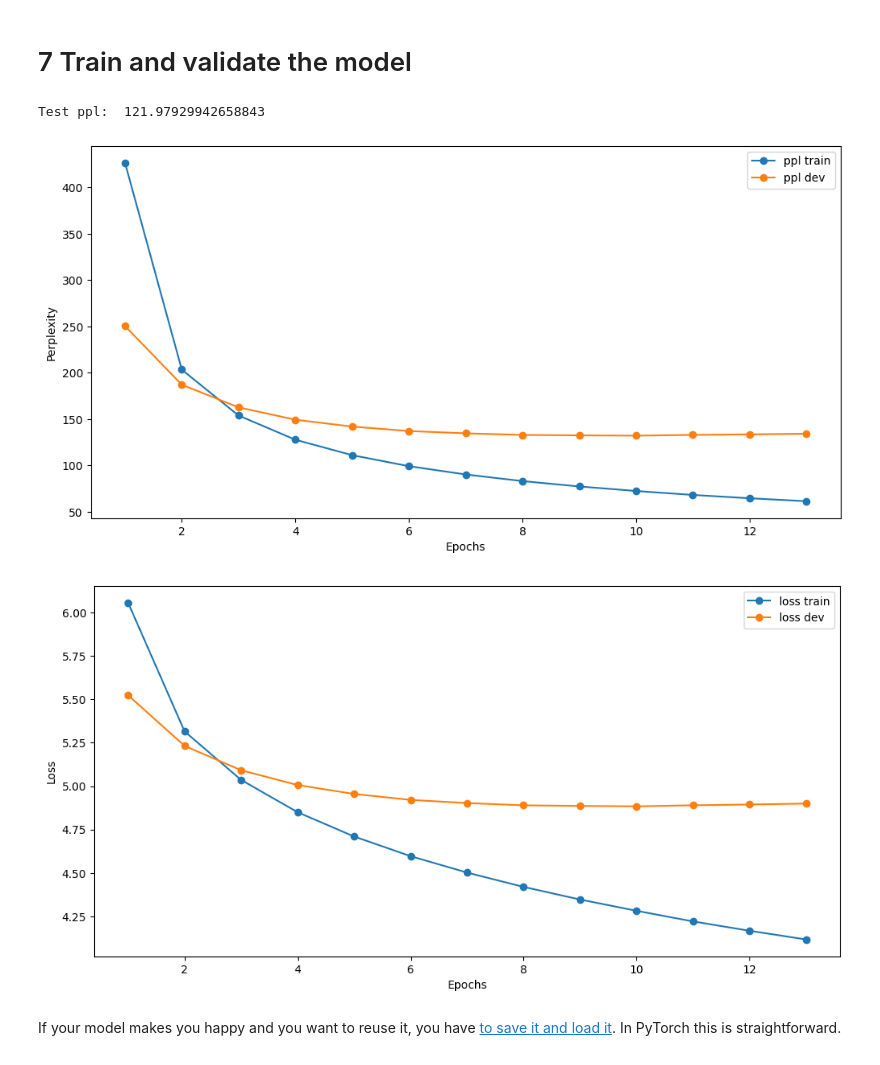
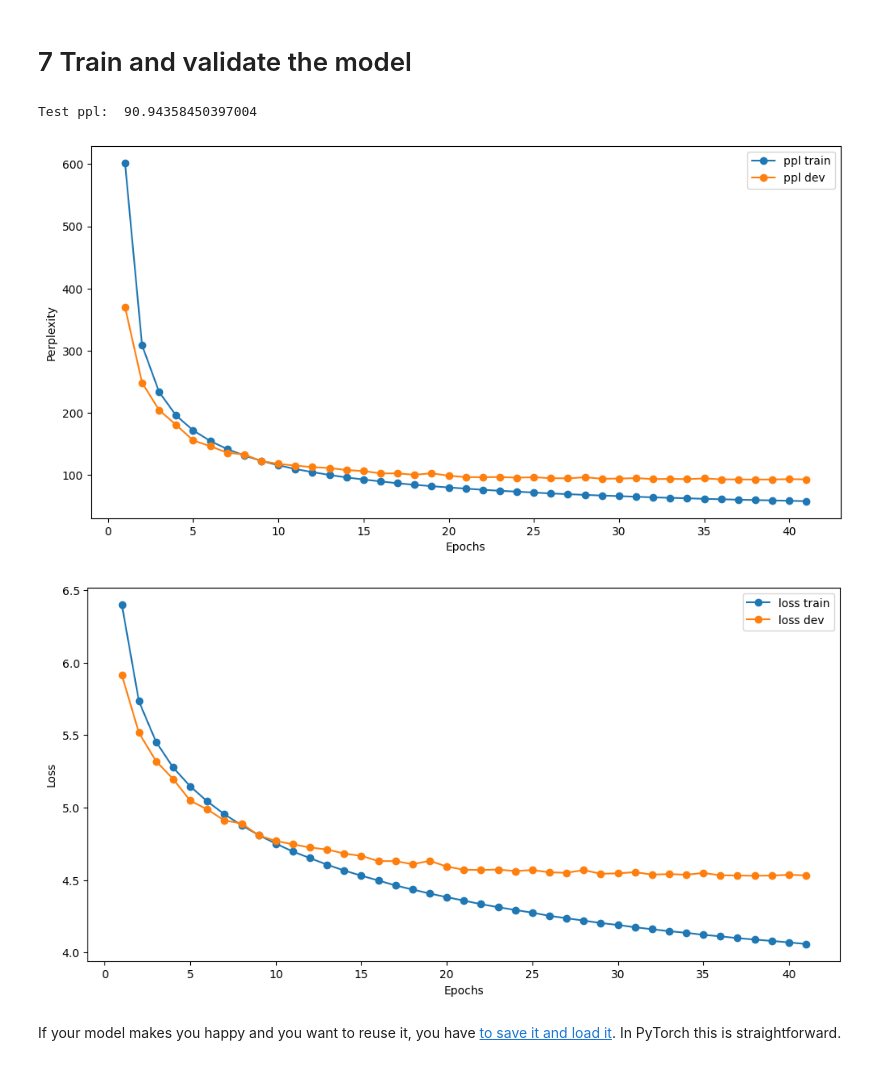
Before and after one commit to bolognapietro/NaturalLanguageUnderstanding_Assignments, a Jupyter notebook: notebook/assignment_1.2.ipynb, the cells around one changed output. Drawn from its saved outputs; the diff is of its cells as text; code cells hidden in the pictures.

```diff
--- a/notebook/assignment_1.2.ipynb
+++ b/notebook/assignment_1.2.ipynb
@@ -312,6 +313,19 @@ class LSTM_RNN(nn.Module):
         lstm_out, _  = self.lstm(emb)
         output = self.output(lstm_out).permute(0,2,1)
         return output
+# %%
+class VariationalDropout(nn.Module):
+    def __init__(self):
+        super().__init__()
+        self.mask = None
+
+    def forward(self, input, dropout=0.5):
+        if not self.training or not dropout:
+            return input
+        if self.mask is None or self.mask.size() != input.size():
+            m = torch.empty(input.size(), device=input.device).bernoulli_(1-dropout)
+            self.mask = m/(1-dropout)
+        return self.mask * input
 # %%
 class LSTM_RNN_DROP(nn.Module):
     def __init__(self, emb_size, hidden_size, output_size, pad_index=0, out_dropout=0.1, emb_dropout=0.1, n_layers=1):
@@ -319,17 +333,19 @@ class LSTM_RNN_DROP(nn.Module):
         # Token ids to vectors, we will better see this in the next lab
         self.embedding = nn.Embedding(output_size, emb_size, padding_idx=pad_index)
         # Add one dropout layer after the embedding layer
-        self.emb_dropout = nn.Dropout(emb_dropout)
+        self.emb_dropout = VariationalDropout()
 
         # Pytorch's RNN layer: https://pytorch.org/docs/stable/generated/torch.nn.RNN.html
         self.lstm = nn.LSTM(emb_size, hidden_size, n_layers, bidirectional=False, batch_first=True)
         self.pad_token = pad_index
 
         # Add one dropout layer before the last linear layer
-        self.out_dropout = nn.Dropout(out_dropout)
+        self.out_dropout = VariationalDropout()
 
         # Linear layer to project the hidden layer to our output space
         self.output = nn.Linear(hidden_size, output_size)
+
+        self.output.weight = self.embedding.weight
 
     def forward(self, input_sequence):
         emb = self.embedding(input_sequence)
@@ -557,14 +573,14 @@ def init_weights(mat):
 import torch.optim as optim
 # Experiment also with a smaller or bigger model by changing hid and emb sizes
 # A large model tends to overfit
-hid_size = 300
-emb_size = 300
+hid_size = 500
+emb_size = 500
 
 # Don't forget to experiment with a lower training batch size
 # Increasing the back propagation steps can be seen as a regularization step
 
 # With SGD try with an higher learning rate (> 1 for instance)
-lr = 0.0015 # This is definitely not good for SGD
+lr = 5 # This is definitely not good for SGD
 clip = 5 # Clip the gradient
 device = 'cuda:0'
 
@@ -573,7 +589,7 @@ vocab_len = len(lang.word2id)
 model = LSTM_RNN_DROP(emb_size, hid_size, vocab_len, pad_index=lang.word2id["<pad>"]).to(device)
 model.apply(init_weights)
 
-optimizer = optim.AdamW(model.parameters(), lr=lr)
+optimizer = optim.SGD(model.parameters(), lr=lr)
 criterion_train = nn.CrossEntropyLoss(ignore_index=lang.word2id["<pad>"])
 criterion_eval = nn.CrossEntropyLoss(ignore_index=lang.word2id["<pad>"], reduction='sum')
 # %%
@@ -617,7 +633,6 @@ for epoch in pbar:
             patience = 3
         else:
             patience -= 1
-            # lr /= 2
 
         if patience <= 0: # Early stopping with patience
             break # Not nice but it keeps the code clean
@@ -626,27 +641,27 @@ best_model.to(device)
 final_ppl,  _ = eval_loop(test_loader, criterion_eval, best_model)
 print('Test ppl: ', final_ppl)
 # %% [output]
-Test ppl:  121.97929942658843
+Test ppl:  90.94358450397004
 # %%
 import os
 
 fig, ax = plt.subplots(figsize=(12, 6))
 ax.plot(sampled_epochs, array_ppl_train, marker='o', label='ppl train')  # Add marker='o' for points
 ax.plot(sampled_epochs, array_ppl_dev, marker='o', label='ppl dev')  # Add marker='o' for points
 
 ax.set_xlabel('Epochs')  # Set x-axis label
 ax.set_ylabel('Perplexity')  # Set y-axis label
 
 ax.legend()
 
-path_folder = "/home/disi/NLU-2024-Labs/assignment_1/part_2/A_1"
+path_folder = "/home/disi/NLU_assignments/assignment_1/part_2/E_3"
 
 if not os.path.exists(path_folder):
     os.makedirs(path_folder)
 
 plt.savefig(f"{path_folder}/ppl_plot.pdf")
 # %% [output]
-[figure, old version]
+[figure, new version]
 # %%
 fig, ax = plt.subplots(figsize=(12, 6))
 ax.plot(sampled_epochs, array_loss_train, marker='o', label='loss train')  # Add marker='o' for points
@@ -659,6 +674,6 @@ ax.legend()
 
 plt.savefig(f"{path_folder}/loss_plot.pdf")
 # %% [output]
-[figure, old version]
+[figure, new version]
 # %%
 # Text to be saved
```
Also changed, not shown: parts of 2 cells of this notebook, 6 other files.
